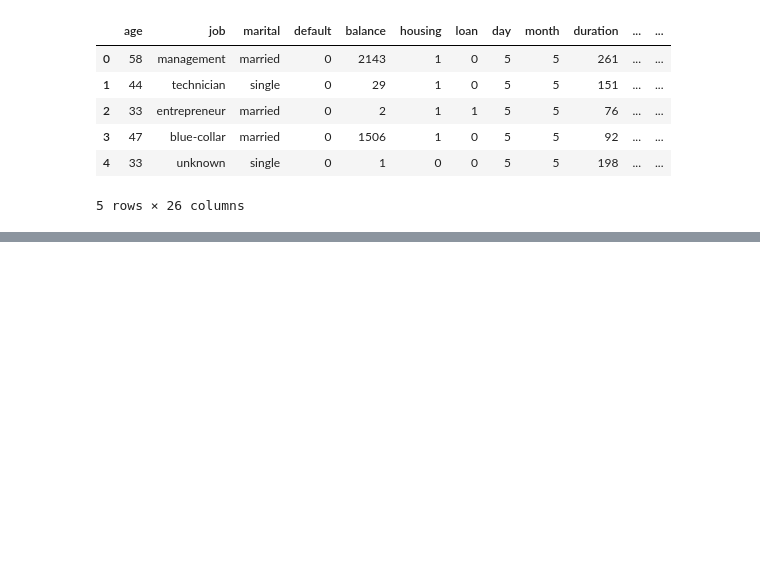
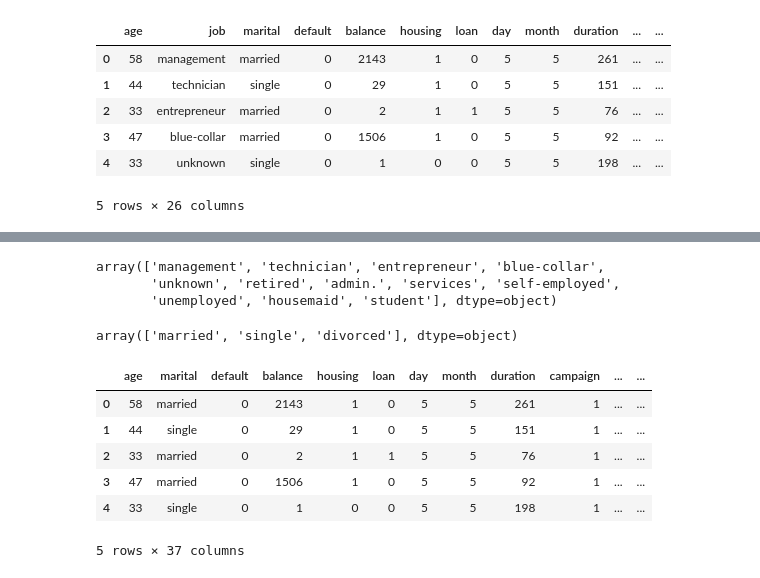
Before and after one commit to lugastyan/ML-portofolio, a Jupyter notebook: predicting-engagment-what-drive-to-performance.ipynb, the cells around one changed output, grey strips where cells are left out. Saved outputs shown, nothing was run; the diff lists cells and outputs as text; code cells hidden in the pictures; blank space fills up the shorter version.

```diff
--- a/predicting-engagment-what-drive-to-performance.ipynb
+++ b/predicting-engagment-what-drive-to-performance.ipynb
@@ -382,0 +383,21 @@ cat_cols
+# %%
+bank['job'].unique()
+# %% [output]
+array(['management', 'technician', 'entrepreneur', 'blue-collar',
+       'unknown', 'retired', 'admin.', 'services', 'self-employed',
+       'unemployed', 'housemaid', 'student'], dtype=object)
+# %%
+bank['marital'].unique()
+# %% [output]
+array(['married', 'single', 'divorced'], dtype=object)
+# %%
+bank = pd.get_dummies(data=bank, columns=['job'], dtype=int)
+bank.head()
+# %% [output]
+|  | age | marital | default | balance | housing | loan | day | month | duration | campaign | ... | ... |
+| 0 | 58 | married | 0 | 2143 | 1 | 0 | 5 | 5 | 261 | 1 | ... | ... |
+| 1 | 44 | single | 0 | 29 | 1 | 0 | 5 | 5 | 151 | 1 | ... | ... |
+| 2 | 33 | married | 0 | 2 | 1 | 1 | 5 | 5 | 76 | 1 | ... | ... |
+| 3 | 47 | married | 0 | 1506 | 1 | 0 | 5 | 5 | 92 | 1 | ... | ... |
+| 4 | 33 | single | 0 | 1 | 0 | 0 | 5 | 5 | 198 | 1 | ... | ... |
+5 rows × 37 columns
```
Also changed, not shown: parts of 21 cells of this notebook.
